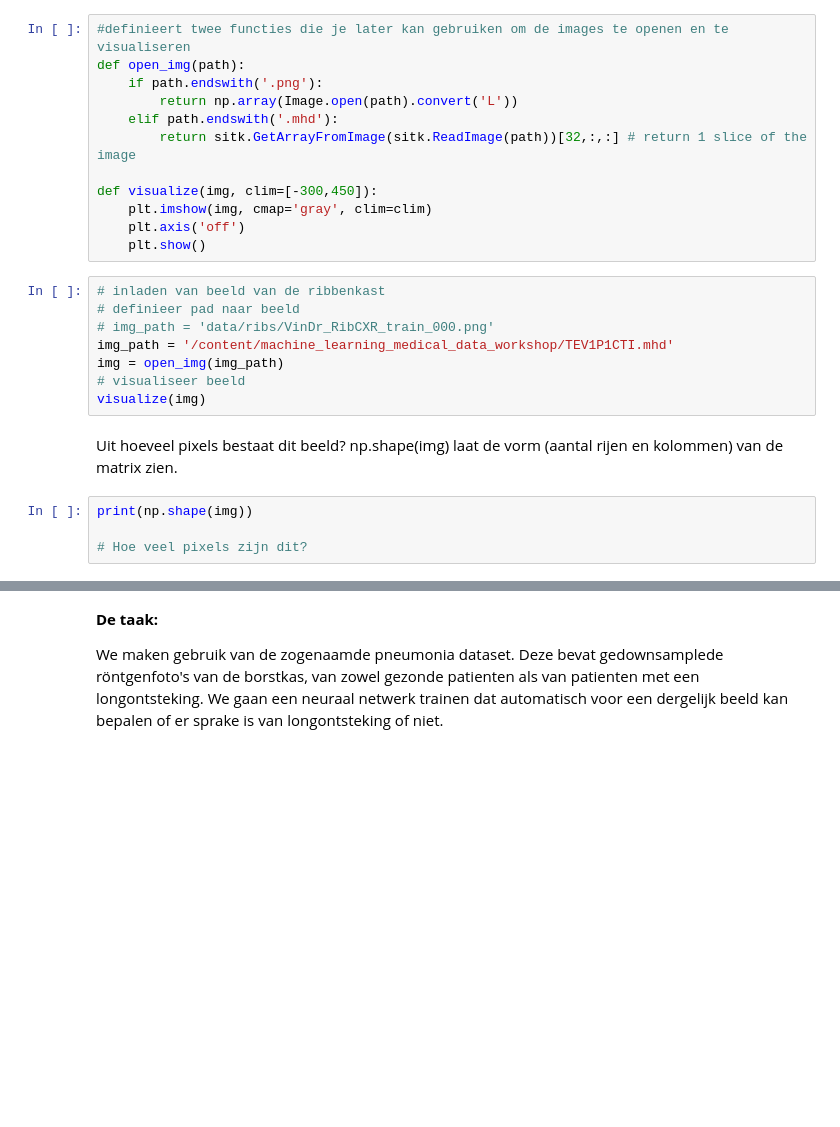
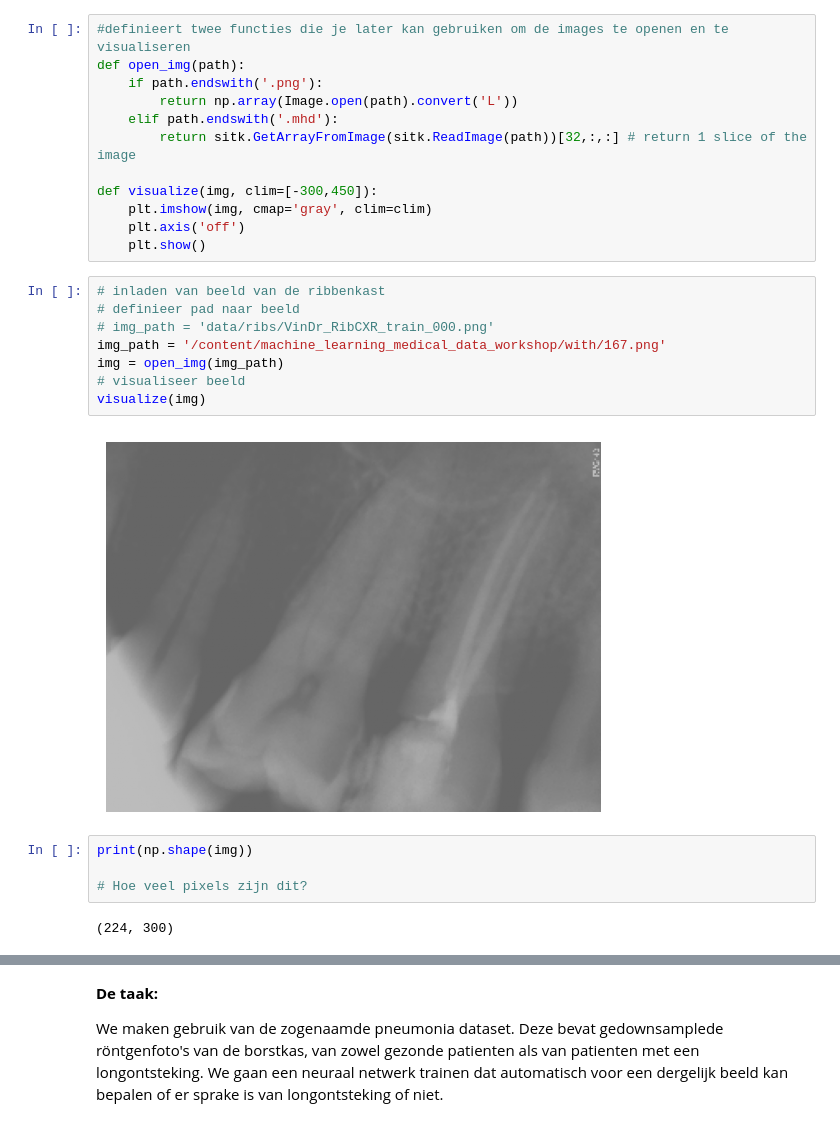
Before and after one commit to NicosStarreveld/WorkshopCNNs, a Jupyter notebook: workshop.ipynb, the cells around one changed output, grey strips where cells are left out. Saved outputs shown, nothing was run; the diff lists cells and outputs as text; blank space fills up the shorter version.

```diff
--- a/workshop.ipynb
+++ b/workshop.ipynb
@@ -66,14 +66,16 @@ def visualize(img, clim=[-300,450]):
 # %%
 # inladen van beeld van de ribbenkast
 # definieer pad naar beeld
 # img_path = 'data/ribs/VinDr_RibCXR_train_000.png'
-img_path = '/content/machine_learning_medical_data_workshop/TEV1P1CTI.mhd'
+img_path = '/content/machine_learning_medical_data_workshop/with/167.png'
 img = open_img(img_path)
 # visualiseer beeld
 visualize(img)
+# %% [output]
+[figure, added]
-# %% [markdown]
-Uit hoeveel pixels bestaat dit beeld? np.shape(img) laat de vorm (aantal rijen en kolommen) van de matrix zien.
 # %%
 print(np.shape(img))
 
 # Hoe veel pixels zijn dit?
+# %% [output]
+(224, 300)
```
Also changed, not shown: parts of 37 cells of this notebook.
